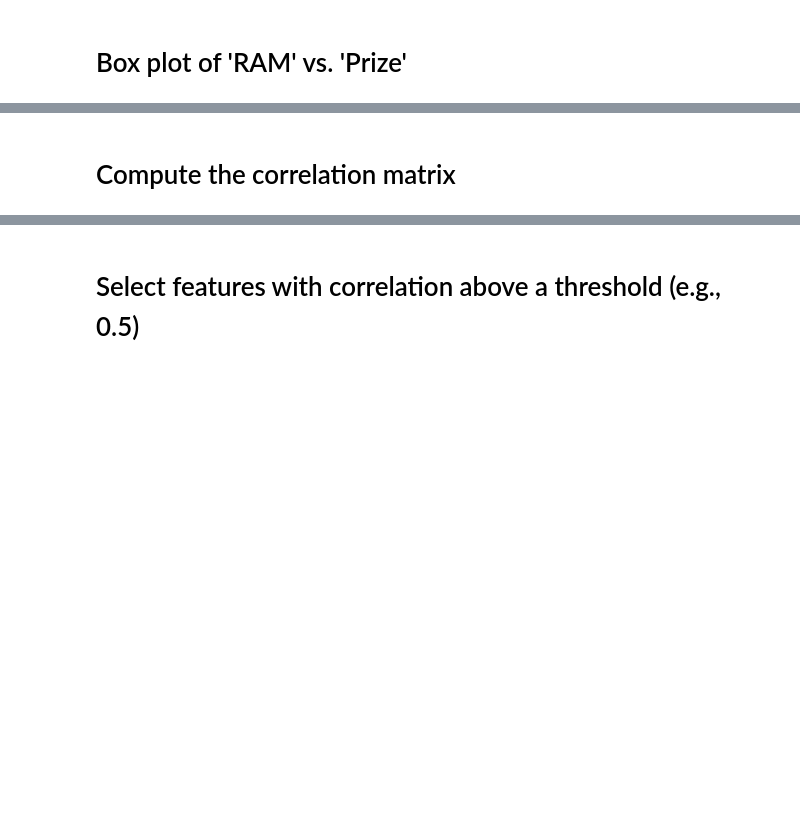
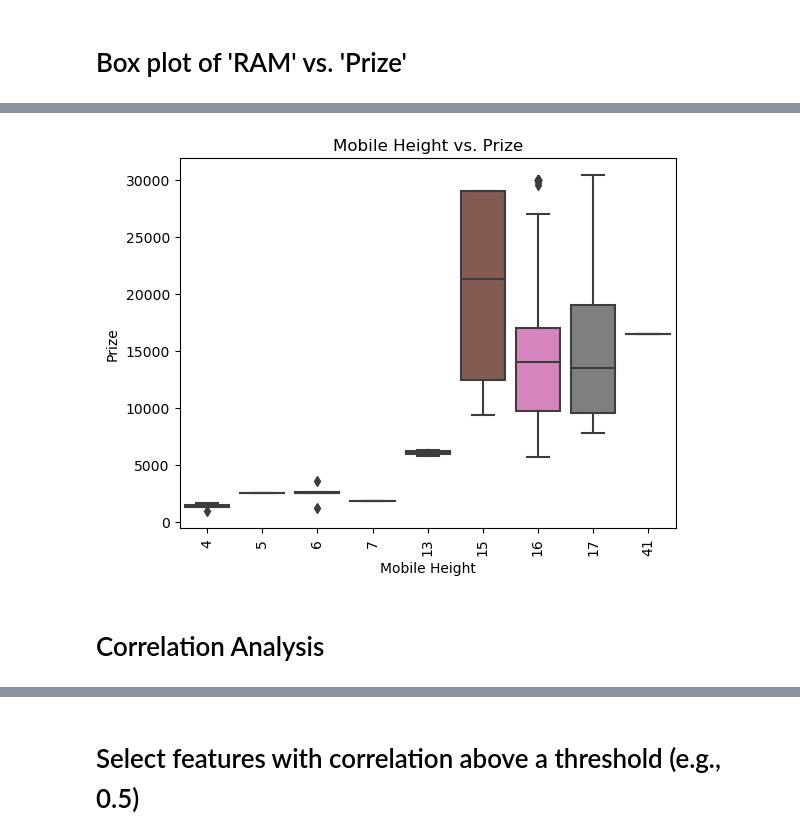
Before and after one commit to MohdJubairKhan/project_4., a Jupyter notebook: Notebook/Feature Extraction and Price Prediction for Mobile Phones.ipynb, the cells around one changed output, grey strips where cells are left out. Saved outputs shown, nothing was run; the diff lists cells and outputs as text; code cells hidden in the pictures; blank space fills up the shorter version.

```diff
--- a/Notebook/Feature Extraction and Price Prediction for Mobile Phones.ipynb
+++ b/Notebook/Feature Extraction and Price Prediction for Mobile Phones.ipynb
@@ -339,5 +327,14 @@ plt.show()
-# %% [markdown]
-# Compute the correlation matrix
+# %%
+sns.boxplot(x='Mobile Height', y='Prize', data=encoding_Processed_Flipdata)
+plt.xlabel('Mobile Height')
+plt.ylabel('Prize')
+plt.title('Mobile Height vs. Prize')
+plt.xticks(rotation=90)
+plt.show()
+# %% [output]
+[figure, added]
+# %% [markdown]
+# Correlation Analysis
 # %%
 correlation_matrix = encoding_Processed_Flipdata.corr()
 # %%
```
Also changed, not shown: parts of 57 cells of this notebook.
